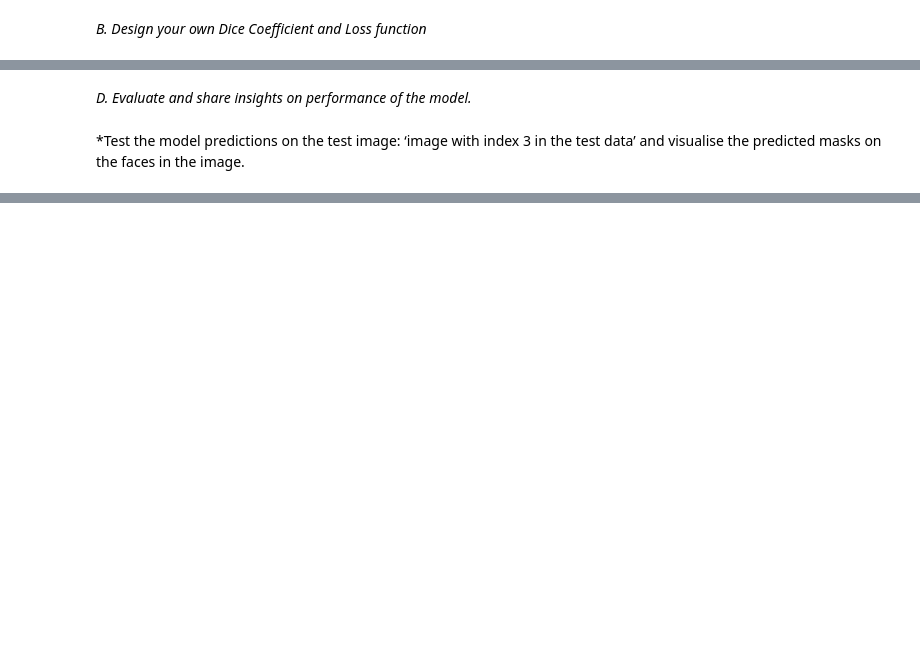
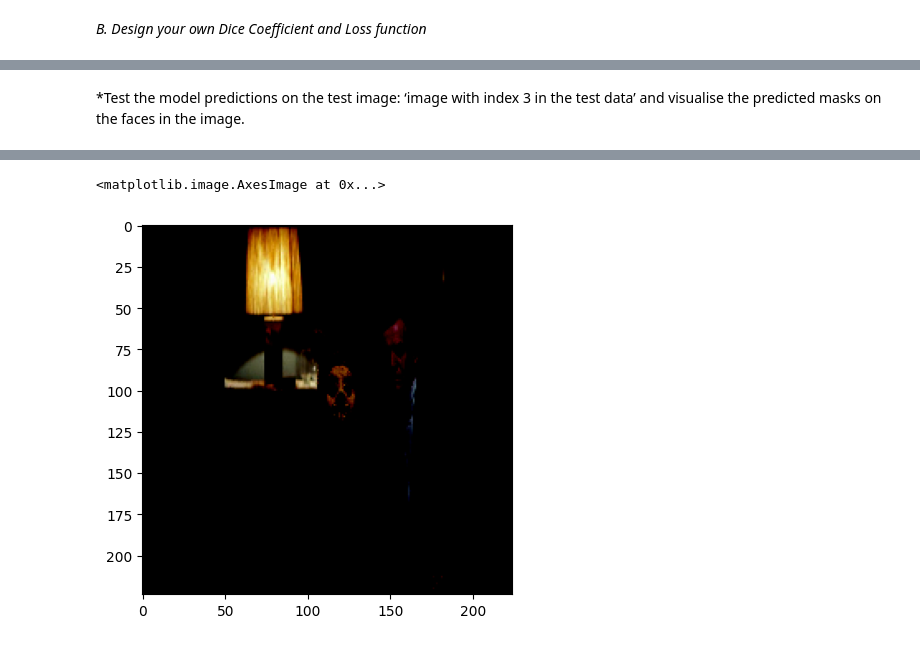
Before and after one commit to aksekhar/face_detection_system, a Jupyter notebook: face_detection_system.ipynb, the cells around one changed output, grey strips where cells are left out. Cells and saved outputs as stored; diff of their text form; code cells hidden in the pictures; blank space fills up the shorter version.

```diff
--- a/face_detection_system.ipynb
+++ b/face_detection_system.ipynb
@@ -254,7 +273,6 @@ Epoch 1/10
-# %% [markdown]
-*D. Evaluate and share insights on performance of the model.*
 # %% [markdown]
 *Test the model predictions on the test image: ‘image with index 3 in the test data’ and visualise the predicted masks on the faces in the image.
 # %%
-m = 3
+m = 1
 plt.imshow(X_test[m])
+# %% [output]
@@ -261,2 +280,4 @@ plt.imshow(X_test[m])
+<matplotlib.image.AxesImage at 0x...>
+[figure, added]
 # %%
 plt.imshow(masks[m])
```
Also changed, not shown: parts of 7 cells of this notebook.
